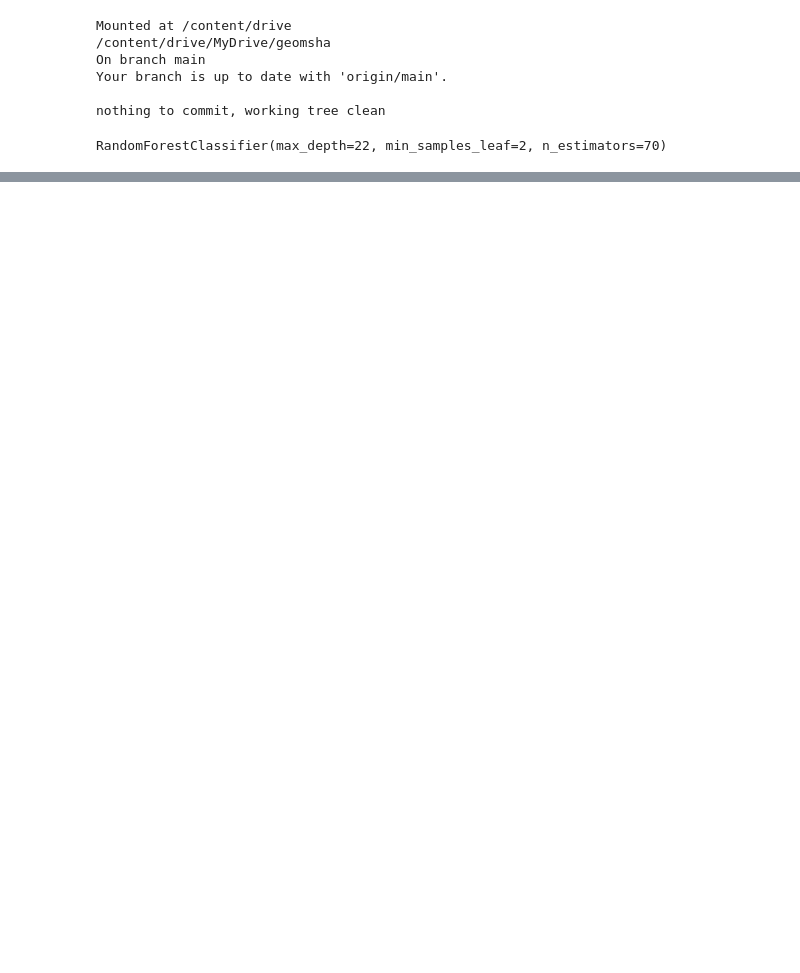
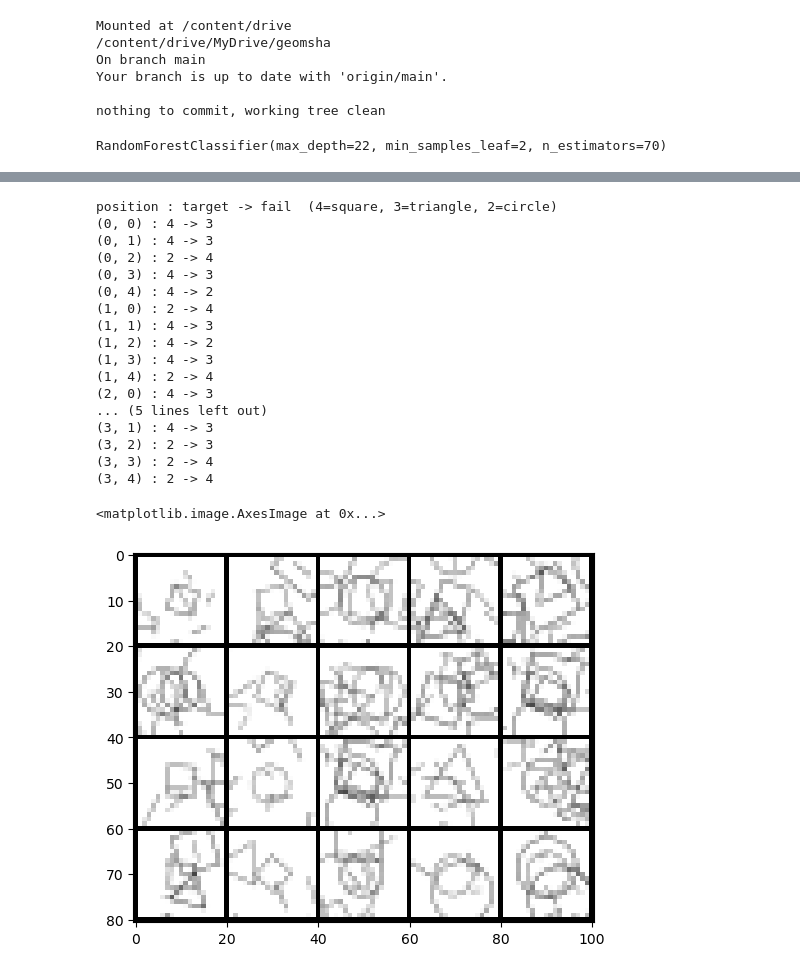
Before and after one commit to riesenn/geomsha, a Jupyter notebook: geomsha_m3_forest.ipynb, the cells around one changed output, grey strips where cells are left out. Drawn from its saved outputs; the diff is of its cells as text; code cells hidden in the pictures; blank space fills up the shorter version.

Commit message:
show images failed with random forest  prediction

```diff
--- a/geomsha_m3_forest.ipynb
+++ b/geomsha_m3_forest.ipynb
@@ -53,0 +56,55 @@ test accuracy : 0.975
+# %%
+def gen_grid_image(images, grid):
+    img_size = len(images[0])
+    num_grid = grid[0]*grid[1]
+
+    grid_img = np.zeros((1+(img_size+1)*grid[0],1+(img_size+1)*grid[1]))
+    grid_pos = []
+    for i, img in enumerate(images[:num_grid]):
+        x = i//grid[1]
+        y = i%grid[1]
+        grid_pos.append((x,y))
+        grid_img[1+(img_size+1)*x:1+(img_size+1)*x+img_size,1+(img_size+1)*y:1+(img_size+1)*y+img_size] = img
+    return (grid_img, grid_pos)
+# %%
+pred_labels = rfc.predict(x_test)
+
+fail = np.not_equal(pred_labels,y_test)
+fail_images = test_images[fail]
+target_labels = y_test[fail]
+fail_labels = pred_labels[fail]
+
+grid = (4,5)
+grid_image, grid_pos = gen_grid_image(fail_images, grid)
+
+fig = plt.figure(figsize=(grid_image.shape[1],grid_image.shape[0]),dpi=1)
+fig.figimage(grid_image, cmap='gray')
+fig.savefig('data/tmp_fails.png')
+plt.close()
+
+print("\nposition : target -> fail  (4=square, 3=triangle, 2=circle)")
+
+for i in range(grid[1]*grid[0]):
+    print(f"{grid_pos[i]} : {target_labels[i]} -> {fail_labels[i]}")
+
+plt.imshow(mpimg.imread('data/tmp_fails.png'))
+# %% [output]
+position : target -> fail  (4=square, 3=triangle, 2=circle)
+(0, 0) : 4 -> 3
+(0, 1) : 4 -> 3
+(0, 2) : 2 -> 4
+(0, 3) : 4 -> 3
+(0, 4) : 4 -> 2
+(1, 0) : 2 -> 4
+(1, 1) : 4 -> 3
+(1, 2) : 4 -> 2
+(1, 3) : 4 -> 3
+(1, 4) : 2 -> 4
+(2, 0) : 4 -> 3
+... (5 lines left out)
+(3, 1) : 4 -> 3
+(3, 2) : 2 -> 3
+(3, 3) : 2 -> 4
+(3, 4) : 2 -> 4
+<matplotlib.image.AxesImage at 0x...>
+[figure, added]
```
Also changed, not shown: parts of 2 cells of this notebook.
